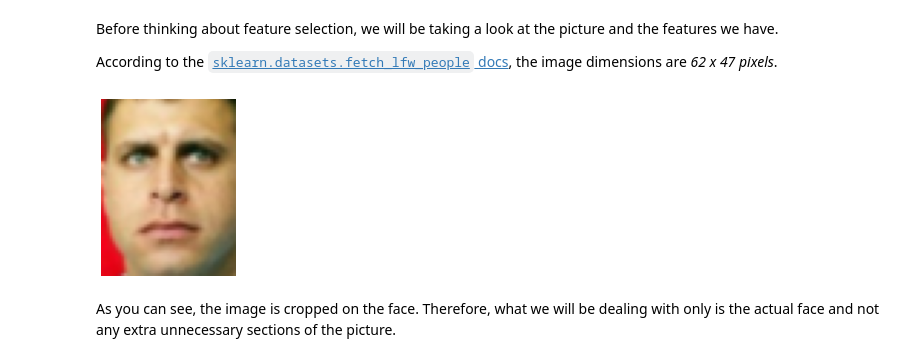
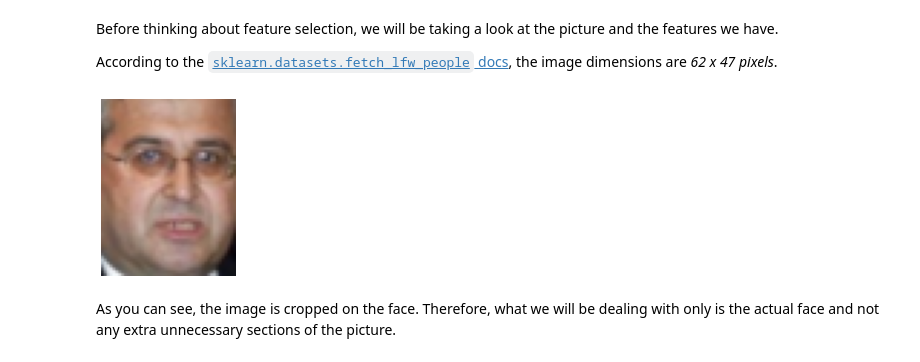
Before and after one commit to nizarmah/oracle, a Jupyter notebook: main.ipynb, the cells around one changed output. Cells and saved outputs as stored; diff of their text form; code cells hidden in the pictures.

```diff
--- a/main.ipynb
+++ b/main.ipynb
@@ -163,0 +185,6 @@ filtered_df
+# %%
+filtered_names = names[filtered_df['pid'].unique()]
+
+filtered_df['pid'] = filtered_df['pid'].map(lambda x: np.where(filtered_names == names[x])[0][0])
+
+filtered_df
@@ -210,19 +258,26 @@ Missing PIDs from Training Data : 0
 Before thinking about feature selection, we will be taking a look at the picture and the features we have.
 
 According to the [`sklearn.datasets.fetch_lfw_people` docs](https://scikit-learn.org/stable/modules/generated/sklearn.datasets.fetch_lfw_people.html), the image dimensions are *62 x 47 pixels*.
-# %%
-def showImage(dataset_row):
-    img_data = dataset_row.apply(lambda x: int(x)).values
-    img_data = img_data.reshape((62, 47, 3))
-
-    plt.figure(figsize=(6.2, 4.7), dpi=50)
-    plt.axis("off")
-    plt.imshow(img_data)
-    plt.show()
-
-showImage(X.sample(n=1).iloc[0, :])
-# %% [output]
-[figure, removed]
+# %%
+IMG_SHAPE = (62, 47, 3)
+
+def printImage(img_data, dpi=50):
+    img_shape = img_data.shape
+
+    plt.figure(figsize=(img_shape[0] / 10, img_shape[1] / 10), dpi=dpi)
+    plt.axis("off")
+    plt.imshow(img_data)
+    plt.show()
+
+def showImage(dataset_row):
+    img_data = dataset_row.apply(lambda x: int(x)).values
+    img_data = img_data.reshape(IMG_SHAPE)
+
+    printImage(img_data)
+
+showImage(X.sample(n=1).iloc[0, :])
+# %% [output]
+[figure, added]
 # %% [markdown]
 As you can see, the image is cropped on the face. Therefore, what we will be dealing with only is the actual face and not any extra unnecessary sections of the picture.
 # %% [markdown]
```
Also changed, not shown: parts of 82 cells of this notebook, 4 other files.
